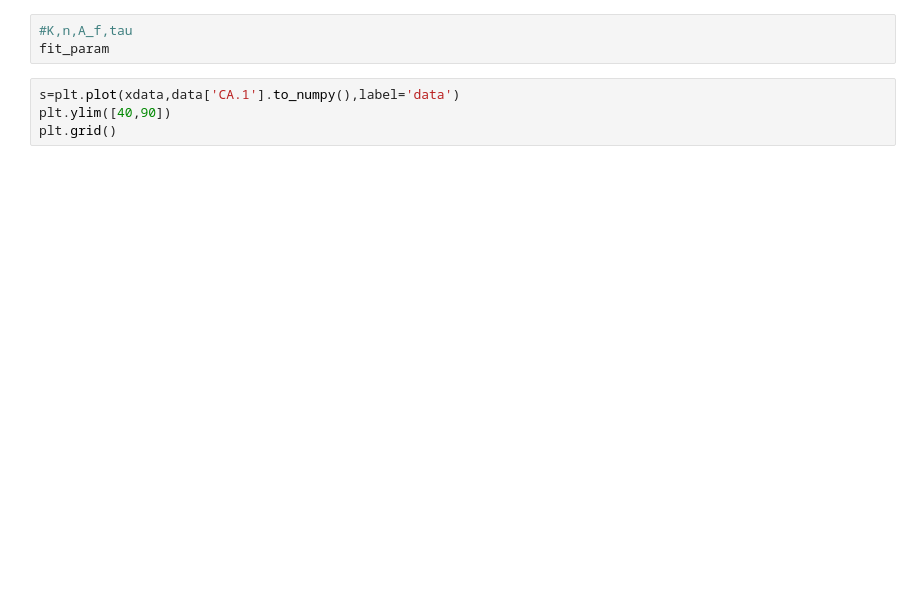
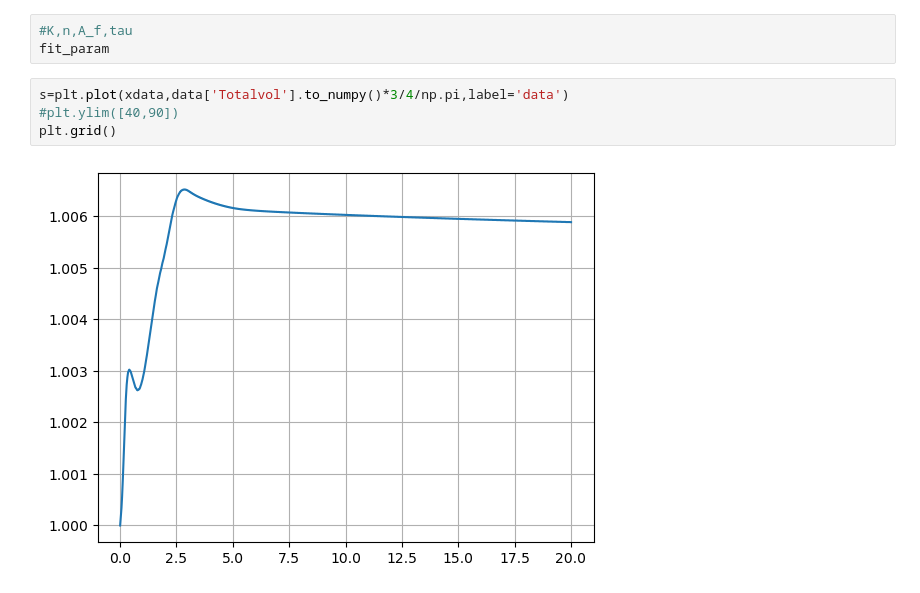
Before and after one commit to pmt58/Droplet_NGA2, a Jupyter notebook: data_analysis_current.ipynb, the cells around one changed output. Drawn from its saved outputs; the diff is of its cells as text; blank space fills up the shorter version.

```diff
--- a/data_analysis_current.ipynb
+++ b/data_analysis_current.ipynb
@@ -57,6 +67,8 @@ plt.show()
 #K,n,A_f,tau
 fit_param
 # %%
-s=plt.plot(xdata,data['CA.1'].to_numpy(),label='data')
-plt.ylim([40,90])
+s=plt.plot(xdata,data['Totalvol'].to_numpy()*3/4/np.pi,label='data')
+#plt.ylim([40,90])
 plt.grid()
+# %% [output]
+[figure, added]
```
Also changed, not shown: parts of 2 cells of this notebook, 3 other files.
